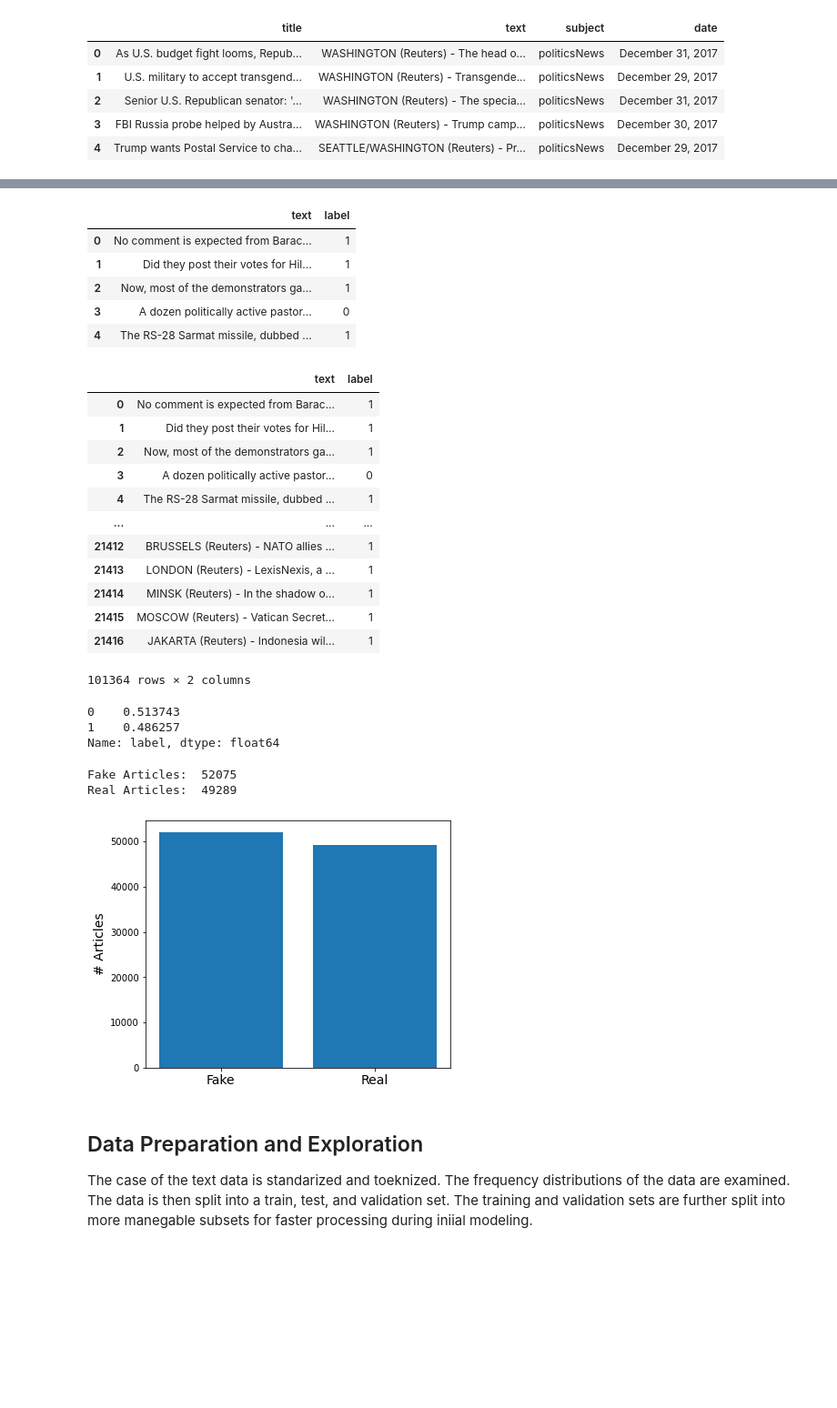
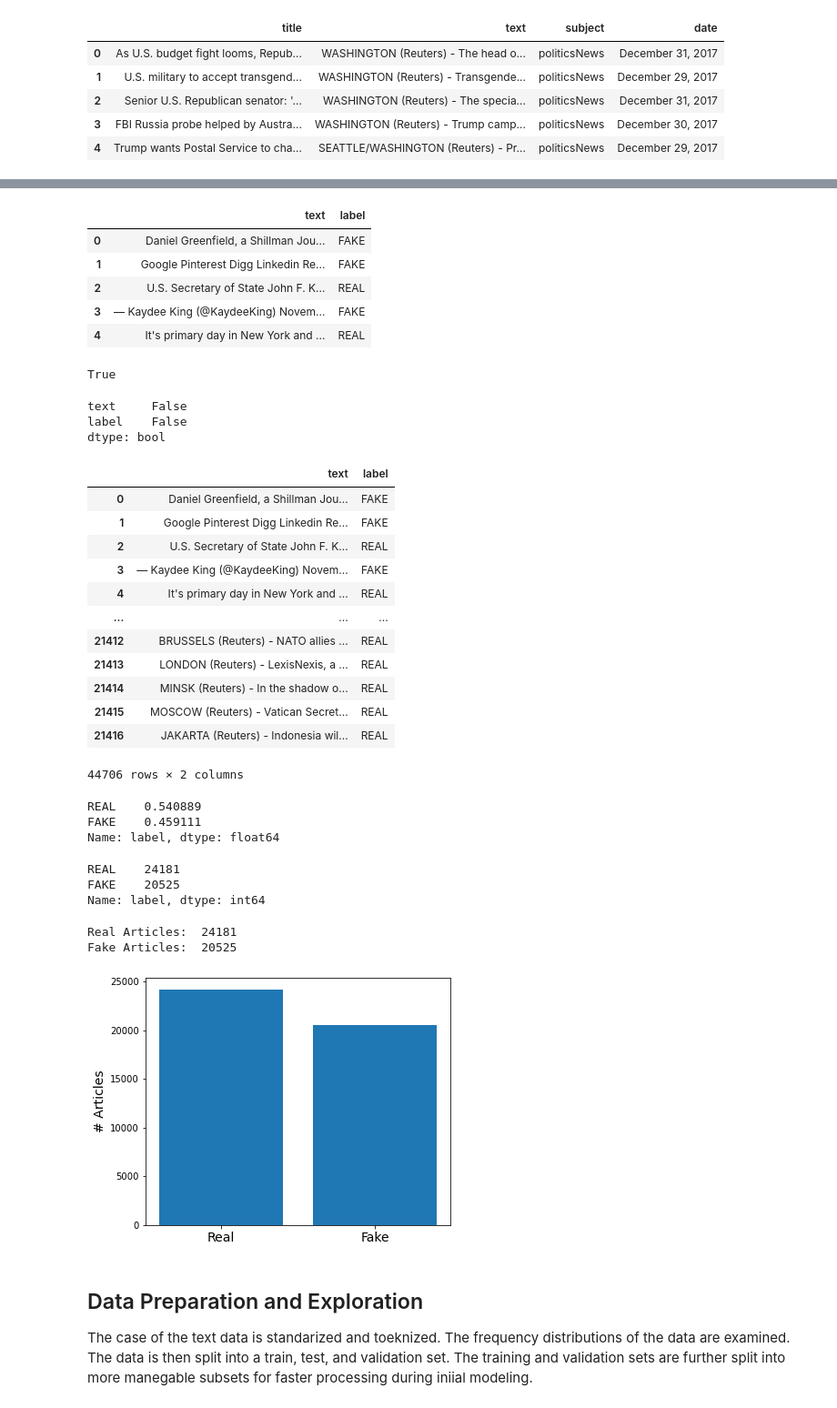
Before and after one commit to bentoler22/Phase_5_Project, a Jupyter notebook: Fake News Detection.ipynb, the cells around one changed output, grey strips where cells are left out. Shown: that part at 91% size. Drawn from its saved outputs; the diff is of its cells as text; code cells hidden in the pictures; blank space fills up the shorter version.

```diff
--- a/Fake News Detection.ipynb
+++ b/Fake News Detection.ipynb
@@ -33,7 +33,7 @@ from sklearn.linear_model import LogisticRegression
 from xgboost import XGBClassifier
 # %%
 # load datasets
-fake_or_real_df_1 = pd.read_csv('Data/WELFake_Dataset.csv')
+fake_or_real_df_1 = pd.read_csv('Data/fake_or_real_news.csv')
 fake_df_2 = pd.read_csv('Data/Fake.csv')
 true_df_2 = pd.read_csv('Data/True.csv')
 # %%
@@ -69,10 +84,10 @@ true_df_2.head()
 # %%
 # select desired columns from each dataframe and set label to string dtype
 fake_or_real_df_1 = fake_or_real_df_1[['text', 'label']]
-fake_or_real_df_1['label'] = fake_or_real_df_1['label'].astype(dtype='str')
+#fake_or_real_df_1['label'] = fake_or_real_df_1['label'].astype(dtype='str')
 
 fake_df_2 = fake_df_2[['text']]
 true_df_2 = true_df_2[['text']]
 
-fake_df_2['label'] = '0'
-true_df_2['label'] = '1'
+fake_df_2['label'] = 'FAKE'
+true_df_2['label'] = 'REAL'
@@ -84,36 +101,46 @@ fake_or_real_df = pd.concat([fake_or_real_df_1, fake_df_2, true_df_2])
 fake_or_real_df.head()
 # %% [output]
 |  | text | label |
-| 0 | No comment is expected from Barac... | 1 |
-| 1 | Did they post their votes for Hil... | 1 |
-| 2 | Now, most of the demonstrators ga... | 1 |
-| 3 | A dozen politically active pastor... | 0 |
-| 4 | The RS-28 Sarmat missile, dubbed ... | 1 |
+| 0 | Daniel Greenfield, a Shillman Jou... | FAKE |
+| 1 | Google Pinterest Digg Linkedin Re... | FAKE |
+| 2 | U.S. Secretary of State John F. K... | REAL |
+| 3 | — Kaydee King (@KaydeeKing) Novem... | FAKE |
+| 4 | It's primary day in New York and ... | REAL |
+# %%
+fake_or_real_df.duplicated().any()
+# %% [output]
+True
+# %%
+fake_or_real_df.isna().any()
+# %% [output]
+text     False
+label    False
+dtype: bool
 # %%
 # remove duplicate data points and missing value
 fake_or_real_df.drop_duplicates(inplace=True)
-fake_or_real_df.dropna(inplace=True)
+#fake_or_real_df.dropna(inplace=True)
 # %%
 # preview final full dataset
 fake_or_real_df
 # %% [output]
 |  | text | label |
-| 0 | No comment is expected from Barac... | 1 |
-| 1 | Did they post their votes for Hil... | 1 |
-| 2 | Now, most of the demonstrators ga... | 1 |
-| 3 | A dozen politically active pastor... | 0 |
-| 4 | The RS-28 Sarmat missile, dubbed ... | 1 |
+| 0 | Daniel Greenfield, a Shillman Jou... | FAKE |
+| 1 | Google Pinterest Digg Linkedin Re... | FAKE |
+| 2 | U.S. Secretary of State John F. K... | REAL |
+| 3 | — Kaydee King (@KaydeeKing) Novem... | FAKE |
+| 4 | It's primary day in New York and ... | REAL |
 | ... | ... | ... |
-| 21412 | BRUSSELS (Reuters) - NATO allies ... | 1 |
-| 21413 | LONDON (Reuters) - LexisNexis, a ... | 1 |
-| 21414 | MINSK (Reuters) - In the shadow o... | 1 |
-| 21415 | MOSCOW (Reuters) - Vatican Secret... | 1 |
-| 21416 | JAKARTA (Reuters) - Indonesia wil... | 1 |
+| 21412 | BRUSSELS (Reuters) - NATO allies ... | REAL |
+| 21413 | LONDON (Reuters) - LexisNexis, a ... | REAL |
+| 21414 | MINSK (Reuters) - In the shadow o... | REAL |
+| 21415 | MOSCOW (Reuters) - Vatican Secret... | REAL |
+| 21416 | JAKARTA (Reuters) - Indonesia wil... | REAL |
-101364 rows × 2 columns
+44706 rows × 2 columns
 # %%
 # check class balance
 fake_or_real_df.label.value_counts(normalize=True)
 # %% [output]
-0    0.513743
-1    0.486257
+REAL    0.540889
+FAKE    0.459111
 Name: label, dtype: float64
@@ -120,16 +149,22 @@ Name: label, dtype: float64
+# %%
+counts
+# %% [output]
+REAL    24181
+FAKE    20525
+Name: label, dtype: int64
 # %%
 # plot the class distribution
 counts = fake_or_real_df.label.value_counts()
 fig, ax = plt.subplots(figsize=(6, 5))
-plt.bar(['Fake', 'Real'], counts);
+plt.bar(['Real', 'Fake'], counts);
 plt.ylabel('# Articles', fontsize=14);
 plt.xticks(fontsize=14)
-print("Fake Articles: ", counts[0])
-print("Real Articles: ", counts[1])
+print("Real Articles: ", counts[0])
+print("Fake Articles: ", counts[1])
 # %% [output]
-Fake Articles:  52075
-Real Articles:  49289
+Real Articles:  24181
+Fake Articles:  20525
-[figure, old version]
+[figure, new version]
 # %% [markdown]
 ## Data Preparation and Exploration
 The case of the text data is standarized and toeknized. The frequency distributions of the data are examined. The data is then split into a train, test, and validation set. The training and validation sets are further split into more manegable subsets for faster processing during iniial modeling.
```
Also changed, not shown: parts of 59 cells of this notebook.
